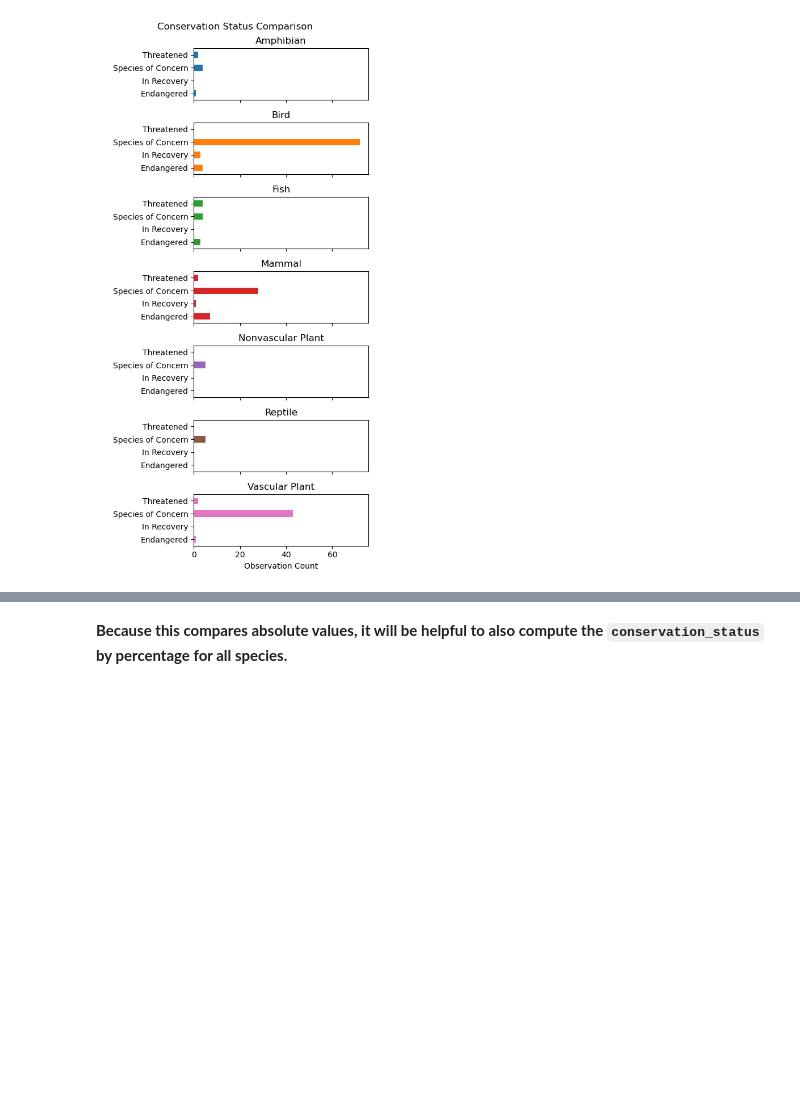
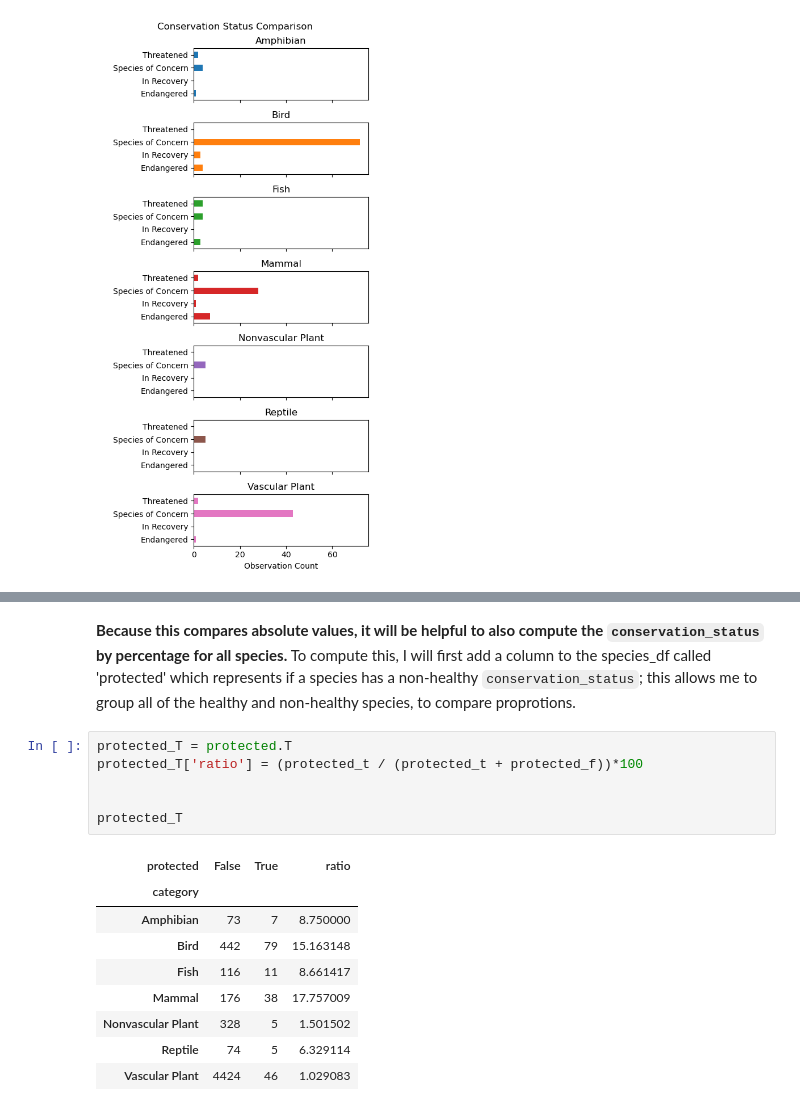
Before and after one commit to DistractedByData/BioDiversity-Project, a Jupyter notebook: Analysis/biodiversity.ipynb, the cells around one changed output, grey strips where cells are left out. Saved outputs shown, nothing was run; the diff lists cells and outputs as text; blank space fills up the shorter version.

```diff
--- a/Analysis/biodiversity.ipynb
+++ b/Analysis/biodiversity.ipynb
@@ -393,2 +421,18 @@ plt.tight_layout()
 # %% [markdown]
-**Because this compares absolute values, it will be helpful to also compute the `conservation_status` by percentage for all species.**
+**Because this compares absolute values, it will be helpful to also compute the `conservation_status` by percentage for all species.** To compute this, I will first add a column to the species_df called 'protected' which represents if a species has a non-healthy `conservation_status`; this allows me to group all of the healthy and non-healthy species, to compare proprotions.
+# %%
+protected_T = protected.T
+protected_T['ratio'] = (protected_t / (protected_t + protected_f))*100
+
+
+protected_T
+# %% [output]
+| protected | False | True | ratio |
+| category |  |  |  |
+| Amphibian | 73 | 7 | 8.750000 |
+| Bird | 442 | 79 | 15.163148 |
+| Fish | 116 | 11 | 8.661417 |
+| Mammal | 176 | 38 | 17.757009 |
+| Nonvascular Plant | 328 | 5 | 1.501502 |
+| Reptile | 74 | 5 | 6.329114 |
+| Vascular Plant | 4424 | 46 | 1.029083 |
```
Also changed, not shown: parts of 14 cells of this notebook, 2 other files.
